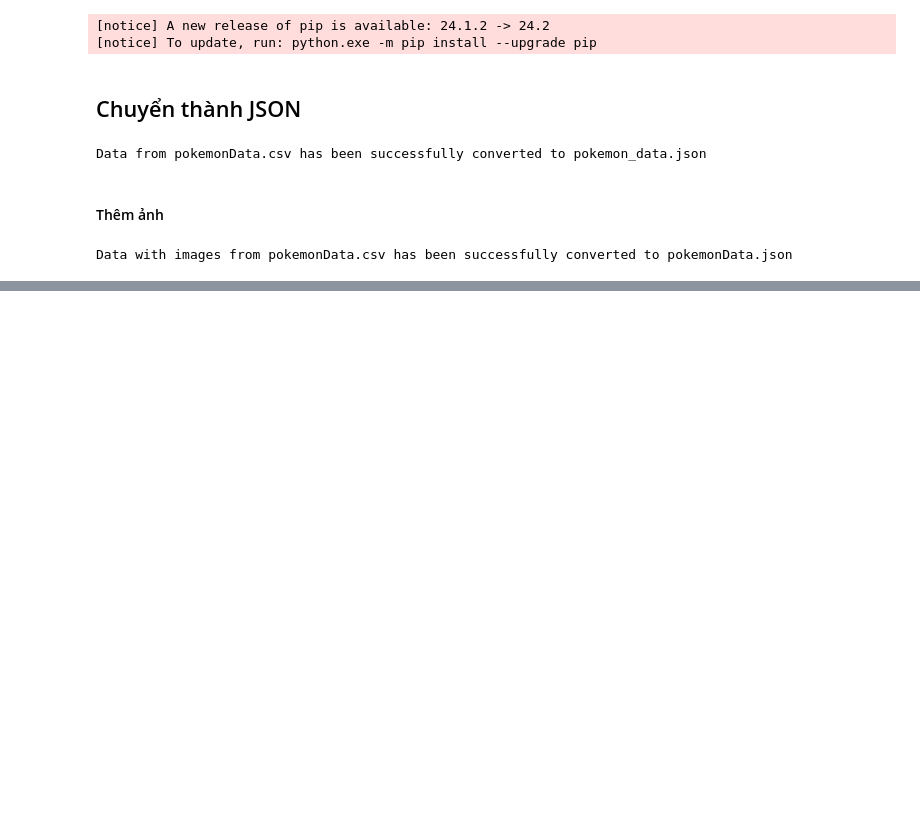
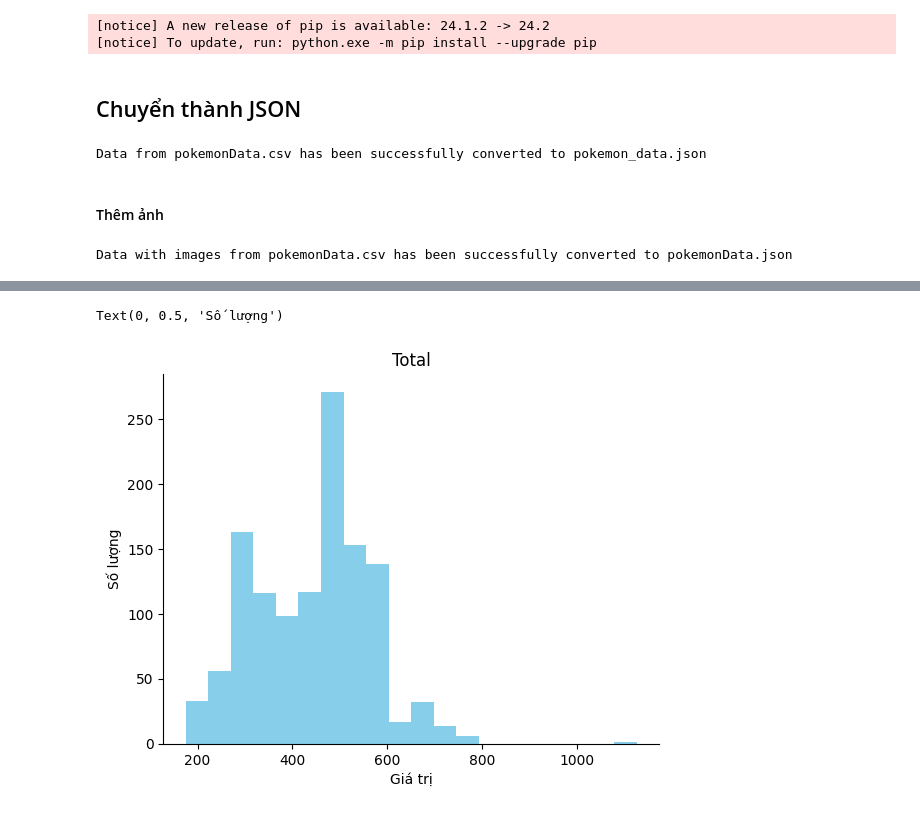
Before and after one commit to dtp463dz/Pokemon_Cards, a Jupyter notebook: API/pokedex/datapoke.ipynb, the cells around one changed output, grey strips where cells are left out. Drawn from its saved outputs; the diff is of its cells as text; code cells hidden in the pictures; blank space fills up the shorter version.

```diff
--- a/API/pokedex/datapoke.ipynb
+++ b/API/pokedex/datapoke.ipynb
@@ -121,3 +121,9 @@ def csv_to_json_with_images(csv_file_path, json_file_path):
 csv_to_json_with_images('pokemonData.csv', 'pokemonData.json')
 # %% [output]
 Data with images from pokemonData.csv has been successfully converted to pokemonData.json
+# %%
+import pandas as pd
+
+df = pd.read_csv('pokemonData.csv')
+
+df.head(20)
@@ -123,0 +150,10 @@ Data with images from pokemonData.csv has been successfully converted to pokemon
+# %%
+# @title Biểu đồ cột chỉ số Total của tất cả Pokemon
+df['Total'].plot(kind='hist', bins=20, title='Total', color='skyblue')
+plt.gca().spines[['top', 'right',]].set_visible(False)
+
+plt.xlabel('Giá trị')
+plt.ylabel('Số lượng')
+# %% [output]
+Text(0, 0.5, 'Số lượng')
+[figure, added]
```
Also changed, not shown: parts of 13 cells of this notebook, 6 other files.
